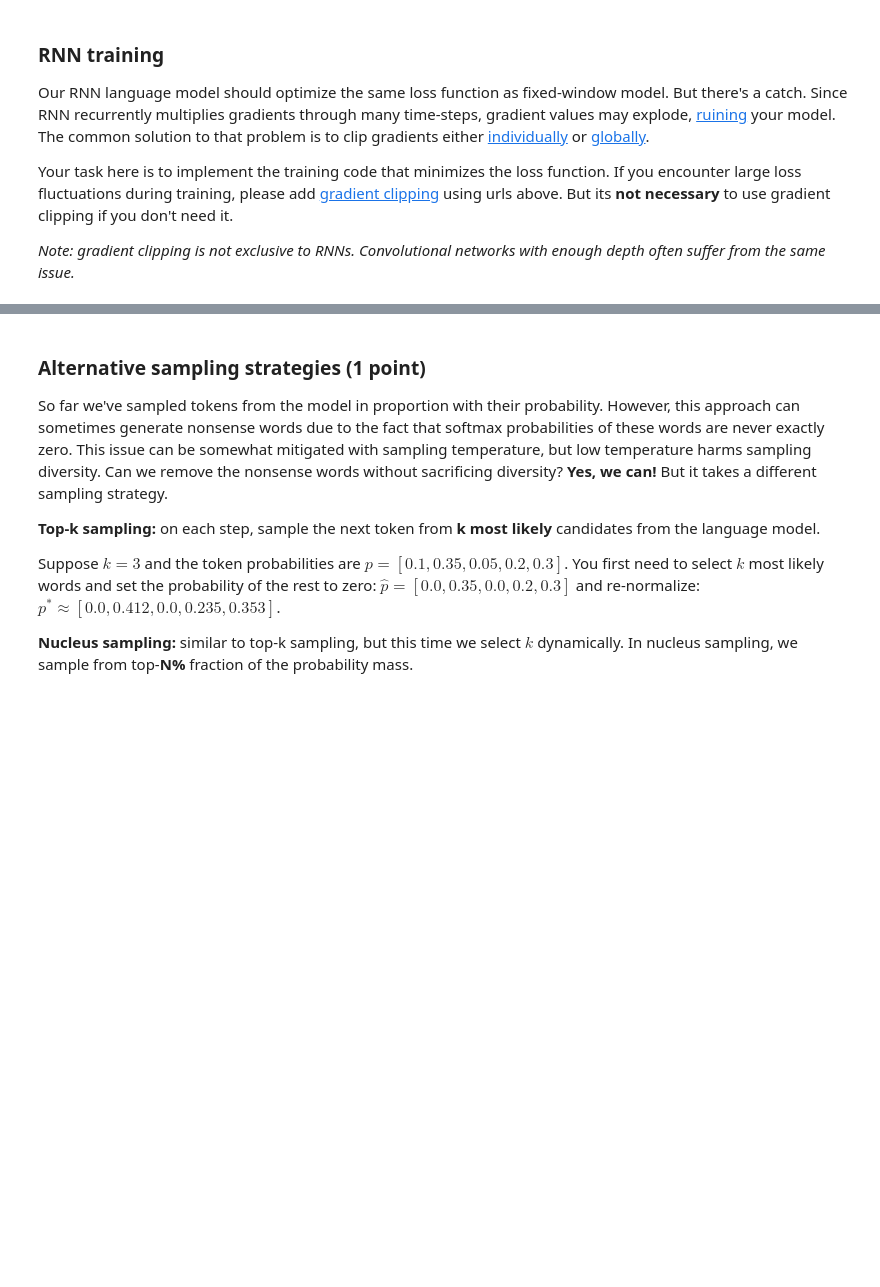
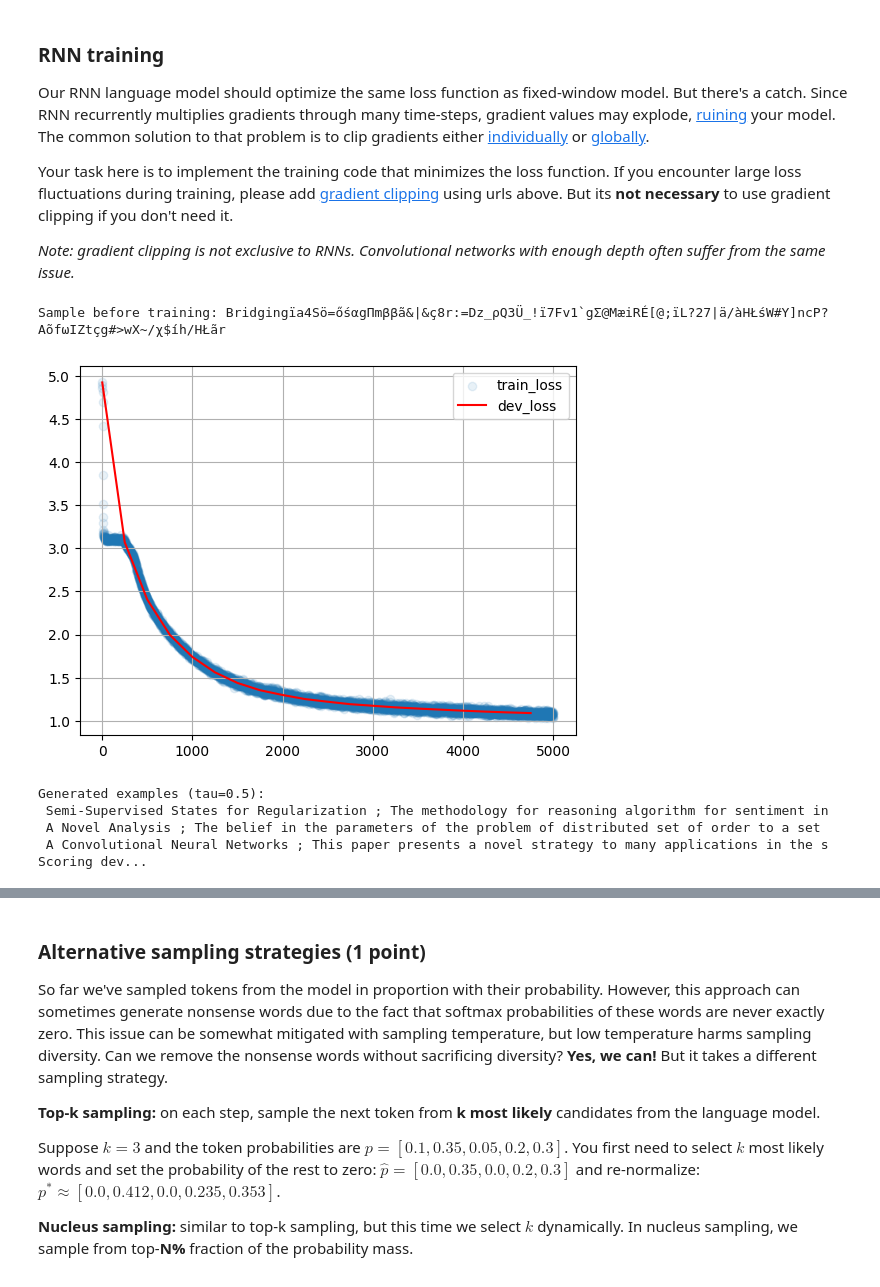
Before and after one commit to mishcum/nlp_course, a Jupyter notebook: week02_lm/homework/homework_pytorch.ipynb, the cells around one changed output, grey strips where cells are left out. Cells and saved outputs as stored; diff of their text form; code cells hidden in the pictures; blank space fills up the shorter version.

```diff
--- a/week02_lm/homework/homework_pytorch.ipynb
+++ b/week02_lm/homework/homework_pytorch.ipynb
@@ -97,7 +97,3 @@ But before we optimize, we need to define our neural network. Let's start with a
 import torch
 import torch.nn as nn
 import torch.nn.functional as F
-# %%
-sample = lines[0]
-sample = to_matrix([sample[:50]])
-sample = torch.tensor(sample)
@@ -390,7 +369,7 @@ Such model processes one token at a time, left to right, and maintains a hidden
 <img src='https://raw.githubusercontent.com/yandexdataschool/nlp_course/master/resources/rnn_lm.jpg' width=480px>
 # %%
 class RNNLanguageModel(nn.Module):
-    def __init__(self, n_tokens=n_tokens, emb_size=16, hid_size=256):
+    def __init__(self, n_tokens=n_tokens, emb_size=16, hid_size=256, num_layers=3):
         """
         Build a recurrent language model.
         You are free to choose anything you want, but the recommended architecture is
@@ -403,21 +382,27 @@ class RNNLanguageModel(nn.Module):
          Also, please read the docs carefully: they don't just return what you want them to return :)
         """
         super().__init__()
+        self.embedding = nn.Embedding(n_tokens, emb_size, token_to_id[' '])
+        self.layers = nn.LSTM(input_size=emb_size, hidden_size=hid_size, num_layers=num_layers, batch_first=True)
+        self.fc = nn.Linear(in_features=256, out_features=n_tokens)
 
 
-    def __call__(self, input_ix):
+    def forward(self, input_ix):
         """
         compute language model logits given input tokens
         :param input_ix: batch of sequences with token indices, tensor: int32[batch_size, sequence_length]
         :returns: pre-softmax linear outputs of language model [batch_size, sequence_length, n_tokens]
             these outputs will be used as logits to compute P(x_t | x_0, ..., x_{t - 1})
         """
-        # YOUR CODE - apply layers, see docstring above
-        return <...> # output tensor should be of shape [batch_size, sequence_length, n_tokens]
+        input_ix.to(device)
+        x = self.embedding(input_ix)
+        x = self.layers(x)[0]
+        x = self.fc(x)
+        return x
 
     def get_possible_next_tokens(self, prefix=BOS, temperature=1.0, max_len=100):
         """ :returns: probabilities of next token, dict {token : prob} for all tokens """
-        prefix_ix = torch.as_tensor(to_matrix([prefix]), dtype=torch.int64)
+        prefix_ix = torch.as_tensor(to_matrix([prefix]), dtype=torch.int64).to(device)
         with torch.no_grad():
             probs = torch.softmax(self(prefix_ix)[0, -1], dim=-1).cpu().numpy()  # shape: [n_tokens]
         return dict(zip(tokens, probs))
@@ -453,37 +449,49 @@ batch_size = 64         # <-- please tune batch size to fit your CPU/GPU configu
 score_dev_every = 250
 train_history, dev_history = [], []
 
-model = <YOUR CODE HERE>
+model = RNNLanguageModel()
 opt = torch.optim.Adam(model.parameters())
+model.to(device)
 
 # score untrained model
 dev_history.append((0, score_lines(model, dev_lines, batch_size)))
 print("Sample before training:", generate(model, 'Bridging'))
+# %% [output]
+Sample before training: Bridgingïa4Sö=őśαgΠmββã&|&ç8r:=Dz_ρQ3Ü_!ï7Fv1`gΣ@MæiRÉ[@;ïL?27|ä/àHŁśW#Y]ncP?AõfωIZtçg#>wX~/χ$íh/HŁãr
 # %%
 from IPython.display import clear_output
 from random import sample
 from tqdm import trange
 
 for i in trange(len(train_history), 5000):
     batch = to_matrix(sample(train_lines, batch_size))
 
-    <YOUR CODE - one step of the training loop for your RNN model>
+    loss_i = compute_loss(model, batch)
 
-    loss_i = <...>
+    opt.zero_grad()
+    loss_i.backward()
+    opt.step()
 
     train_history.append((i, float(loss_i)))
 
     if (i + 1) % 50 == 0:
         clear_output(True)
         plt.scatter(*zip(*train_history), alpha=0.1, label='train_loss')
         if len(dev_history):
             plt.plot(*zip(*dev_history), color='red', label='dev_loss')
         plt.legend(); plt.grid(); plt.show()
         print("Generated examples (tau=0.5):")
         for _ in range(3):
             print(generate(model, temperature=0.5))
 
     if (i + 1) % score_dev_every == 0:
         print("Scoring dev...")
         dev_history.append((i, score_lines(model, dev_lines, batch_size)))
         print('#%i Dev loss: %.3f' % dev_history[-1])
+# %% [output]
+[figure, added]
+Generated examples (tau=0.5):
+ Semi-Supervised States for Regularization ; The methodology for reasoning algorithm for sentiment in
+ A Novel Analysis ; The belief in the parameters of the problem of distributed set of order to a set
+ A Convolutional Neural Networks ; This paper presents a novel strategy to many applications in the s
+Scoring dev...
```
Also changed, not shown: parts of 16 cells of this notebook, 2 other files.
